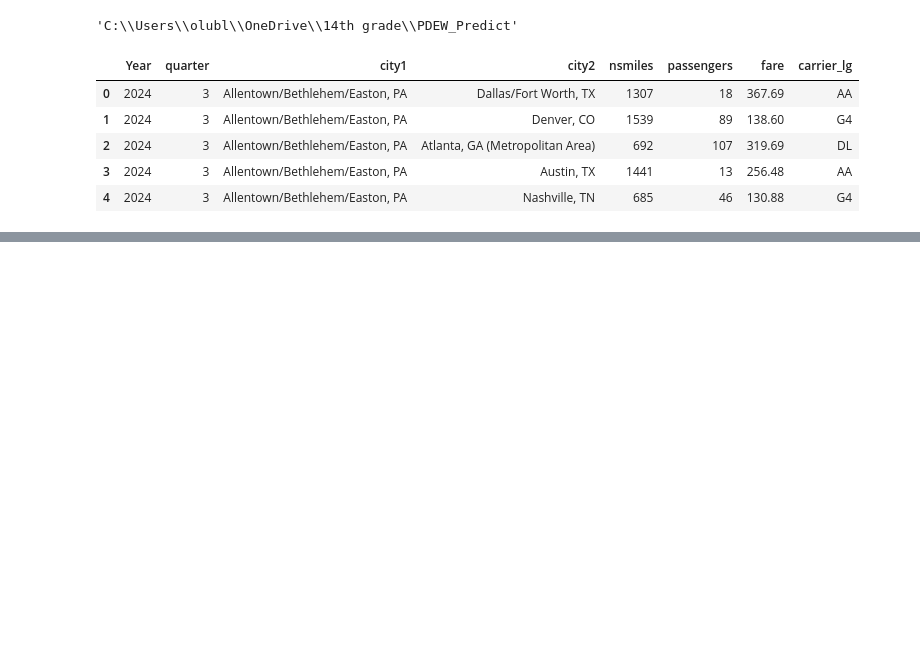
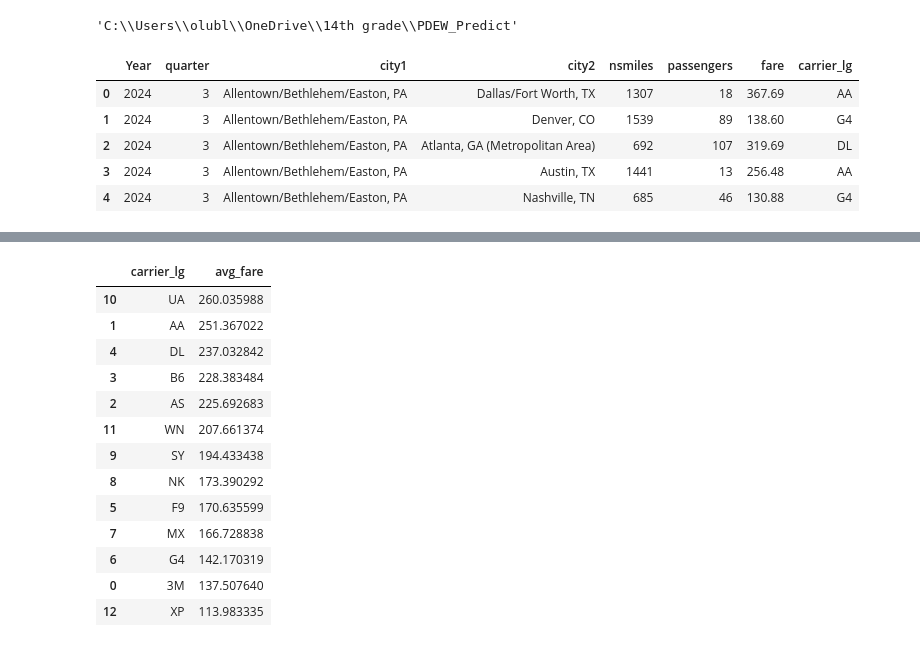
Before and after one commit to olublin/PDEW_Predict, a Jupyter notebook: PDEW_eda.ipynb, the cells around one changed output, grey strips where cells are left out. Saved outputs shown, nothing was run; the diff lists cells and outputs as text; code cells hidden in the pictures; blank space fills up the shorter version.

```diff
--- a/PDEW_eda.ipynb
+++ b/PDEW_eda.ipynb
@@ -19,0 +121,27 @@ all_pdew = all_pdew[['Year','quarter','city1','city2','nsmiles','passengers','fa
+# %%
+#this better lets us visualize clear differences by carrier, with G4 and NK comprising most of the lowest avg fare (~$100) routes.
+#now we plot the weighted average fare on routes where each carrier is the largest.
+
+avg_fare_by_carrier = pd.DataFrame(all_pdew.groupby('carrier_lg',as_index=False).apply(
+    lambda x: np.average(x['fare'], weights=x['passengers']),
+    include_groups=False)
+                                  )
+
+avg_fare_by_carrier.columns = ['carrier_lg', 'avg_fare']
+avg_fare_by_carrier = avg_fare_by_carrier.sort_values(by='avg_fare',ascending=False)
+avg_fare_by_carrier
+# %% [output]
+|  | carrier_lg | avg_fare |
+| 10 | UA | 260.035988 |
+| 1 | AA | 251.367022 |
+| 4 | DL | 237.032842 |
+| 3 | B6 | 228.383484 |
+| 2 | AS | 225.692683 |
+| 11 | WN | 207.661374 |
+| 9 | SY | 194.433438 |
+| 8 | NK | 173.390292 |
+| 5 | F9 | 170.635599 |
+| 7 | MX | 166.728838 |
+| 6 | G4 | 142.170319 |
+| 0 | 3M | 137.507640 |
+| 12 | XP | 113.983335 |
```
Also changed, not shown: parts of 11 cells of this notebook.
